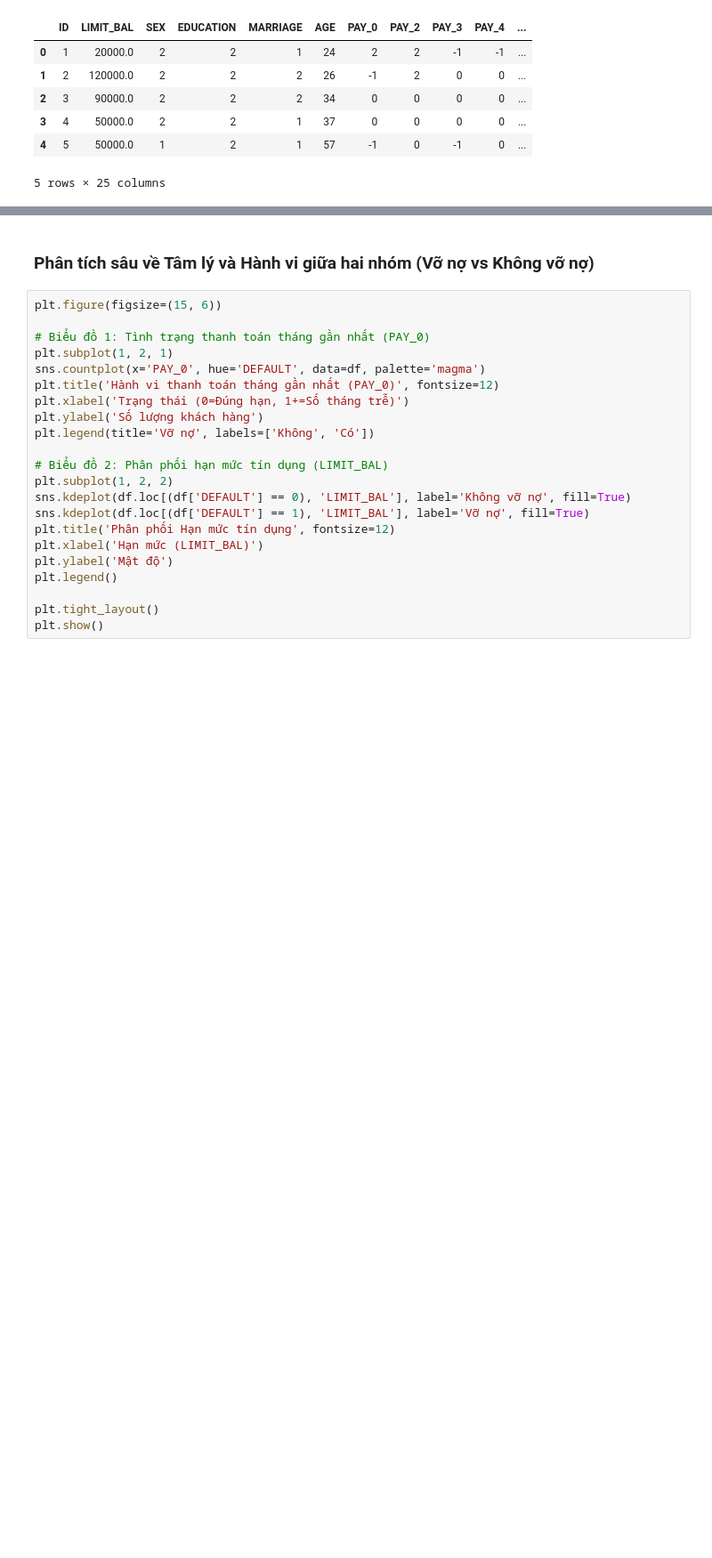
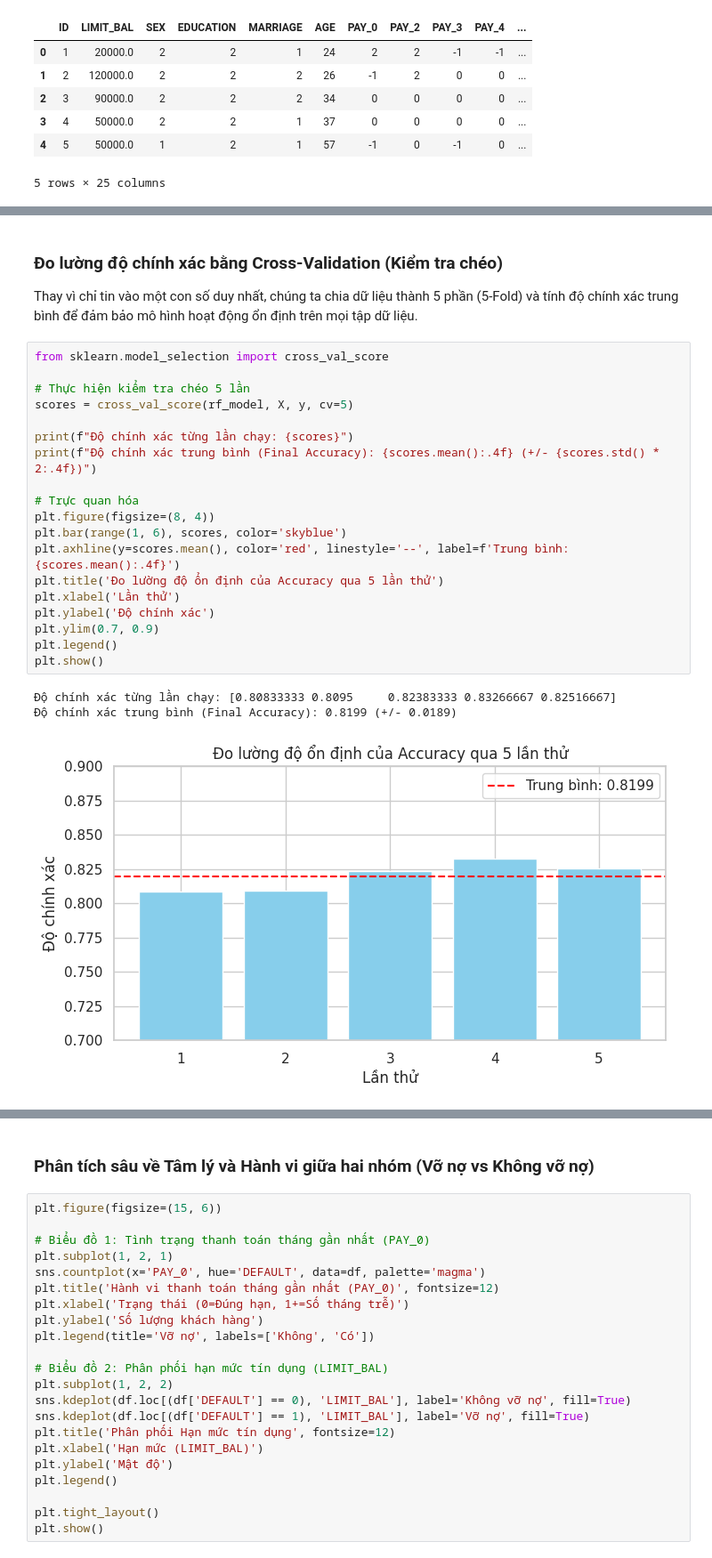
Before and after one commit to KeitaYami/CDNC-PhanTichDuLieu, a Jupyter notebook: CDNC Phan Tich Du Lieu.ipynb, the cells around one changed output, grey strips where cells are left out. Shown at 89% size. Cells and saved outputs as stored; diff of their text form; blank space fills up the shorter version.

```diff
--- a/CDNC Phan Tich Du Lieu.ipynb
+++ b/CDNC Phan Tich Du Lieu.ipynb
@@ -119,0 +107,26 @@ weighted avg       0.80      0.82      0.80      9000
+# %% [markdown]
+### Đo lường độ chính xác bằng Cross-Validation (Kiểm tra chéo)
+Thay vì chỉ tin vào một con số duy nhất, chúng ta chia dữ liệu thành 5 phần (5-Fold) và tính độ chính xác trung bình để đảm bảo mô hình hoạt động ổn định trên mọi tập dữ liệu.
+# %%
+from sklearn.model_selection import cross_val_score
+
+# Thực hiện kiểm tra chéo 5 lần
+scores = cross_val_score(rf_model, X, y, cv=5)
+
+print(f"Độ chính xác từng lần chạy: {scores}")
+print(f"Độ chính xác trung bình (Final Accuracy): {scores.mean():.4f} (+/- {scores.std() * 2:.4f})")
+
+# Trực quan hóa
+plt.figure(figsize=(8, 4))
+plt.bar(range(1, 6), scores, color='skyblue')
+plt.axhline(y=scores.mean(), color='red', linestyle='--', label=f'Trung bình: {scores.mean():.4f}')
+plt.title('Đo lường độ ổn định của Accuracy qua 5 lần thử')
+plt.xlabel('Lần thử')
+plt.ylabel('Độ chính xác')
+plt.ylim(0.7, 0.9)
+plt.legend()
+plt.show()
+# %% [output]
+Độ chính xác từng lần chạy: [0.80833333 0.8095     0.82383333 0.83266667 0.82516667]
+Độ chính xác trung bình (Final Accuracy): 0.8199 (+/- 0.0189)
+[figure, added]
```
Also changed, not shown: parts of 11 cells of this notebook.
